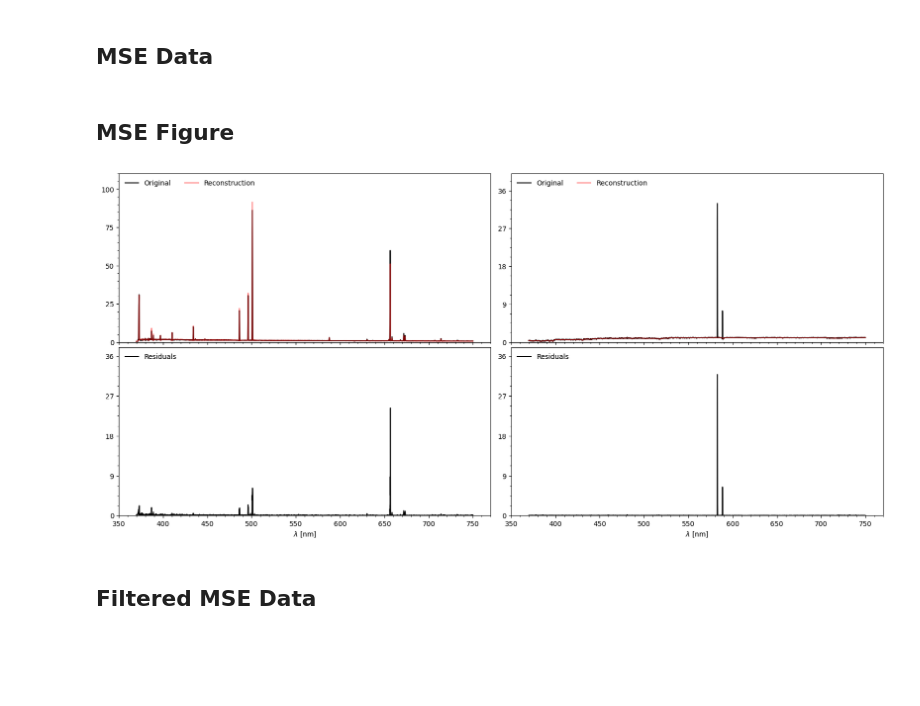
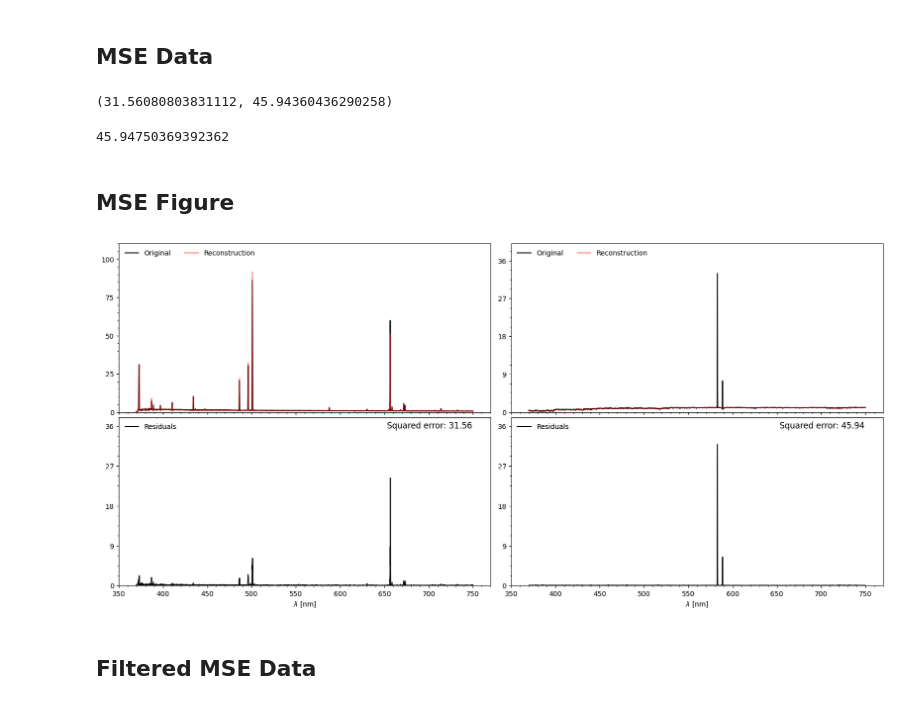
Before and after one commit to ed-ortizm/anomaly, a Jupyter notebook: thesis/01_scores.ipynb, the cells around one changed output. Drawn from its saved outputs; the diff is of its cells as text; code cells hidden in the pictures; blank space fills up the shorter version.

```diff
--- a/thesis/01_scores.ipynb
+++ b/thesis/01_scores.ipynb
@@ -439,6 +490,18 @@ idx_artifact = specobjid_to_idx(artifact_id, idx_id_spec)
 artifact_spec = spectra[idx_artifact]
 rec_artifact_spec = ae_03.reconstruct(artifact_spec)[0]
 residual_artifact = abs_residual(artifact_spec, rec_artifact_spec)
+# ----------------------------------------------------
+# MSE anomaly score
+mse_strong = score_03_df.loc[strong_id, 'mse']
+mse_artifact = score_03_df.loc[artifact_id, 'mse']
+mse_strong, mse_artifact
+# %% [output]
+(31.56080803831112, 45.94360436290258)
+# %%
+n_wave = wave.shape
+np.sum(residual_artifact**2)**(0.5)
+# %% [output]
+45.94750369392362
 # %% [markdown]
 ## MSE Figure
 # %%
@@ -490,6 +553,14 @@ res_ticks = [0, 9, 18, 27, 36]
 axs[1, 0].set_yticks(res_ticks)
 axs[1, 0].set_ylim(0, 38)
 
+axs[1, 0].text(
+    0.95, 0.95,
+    f"Squared error: {mse_strong:.2f}",
+    horizontalalignment="right", verticalalignment="center",
+    transform=axs[1, 0].transAxes,
+    fontsize=12
+)
+
 # Artifact
 axs[1, 1].plot(
     wave_nm, residual_artifact,
@@ -500,6 +571,13 @@ res_ticks = [0, 9, 18, 27, 36]
 axs[1, 1].set_yticks(res_ticks)
 axs[1, 1].set_ylim(0, 38)
 
+axs[1, 1].text(
+    0.95, 0.95,
+    f"Squared error: {mse_artifact:.2f}",
+    horizontalalignment="right", verticalalignment="center",
+    transform=axs[1, 1].transAxes,
+    fontsize=12
+)
 # ----------------------------------------------------
 # labels
 axs[0, 0].legend(
@@ -516,33 +594,33 @@ axs[0, 1].legend(
 )
 axs[1, 0].legend(loc='upper left', frameon=False)
 axs[1, 1].legend(loc='upper left', frameon=False)
 
 # ----------------------------------------------------
 
 # wavelengt setup
 axs[1, 0].set_xlim(350, 770)
 axs[1, 1].set_xlim(350, 770)
 # # wave_ticks = [370]
 wave_ticks = list(np.arange(350, 751, 50))
 axs[1, 0].set_xticks(wave_ticks)
 axs[1, 1].set_xticks(wave_ticks)
 # set minor ticks on
 for ax in axs.flatten(): ax.minorticks_on()
 # remove 0 flux label
 
 axs[1, 0].set_xlabel(r"$\lambda$ [nm]")
 axs[1, 1].set_xlabel(r"$\lambda$ [nm]")
 # adjust vertical space
 plt.subplots_adjust(
     hspace=0.03,
     wspace=0.055
 )
 
 fig.savefig(
     f"{ch_4_dir}/mse_residual_strong_artifact.pdf",
     bbox_inches='tight'
 )
 # %% [output]
-[figure, old version]
+[figure, new version]
 # %% [markdown]
 ## Filtered MSE Data
```
Also changed, not shown: parts of 107 cells of this notebook, 1 other file.
